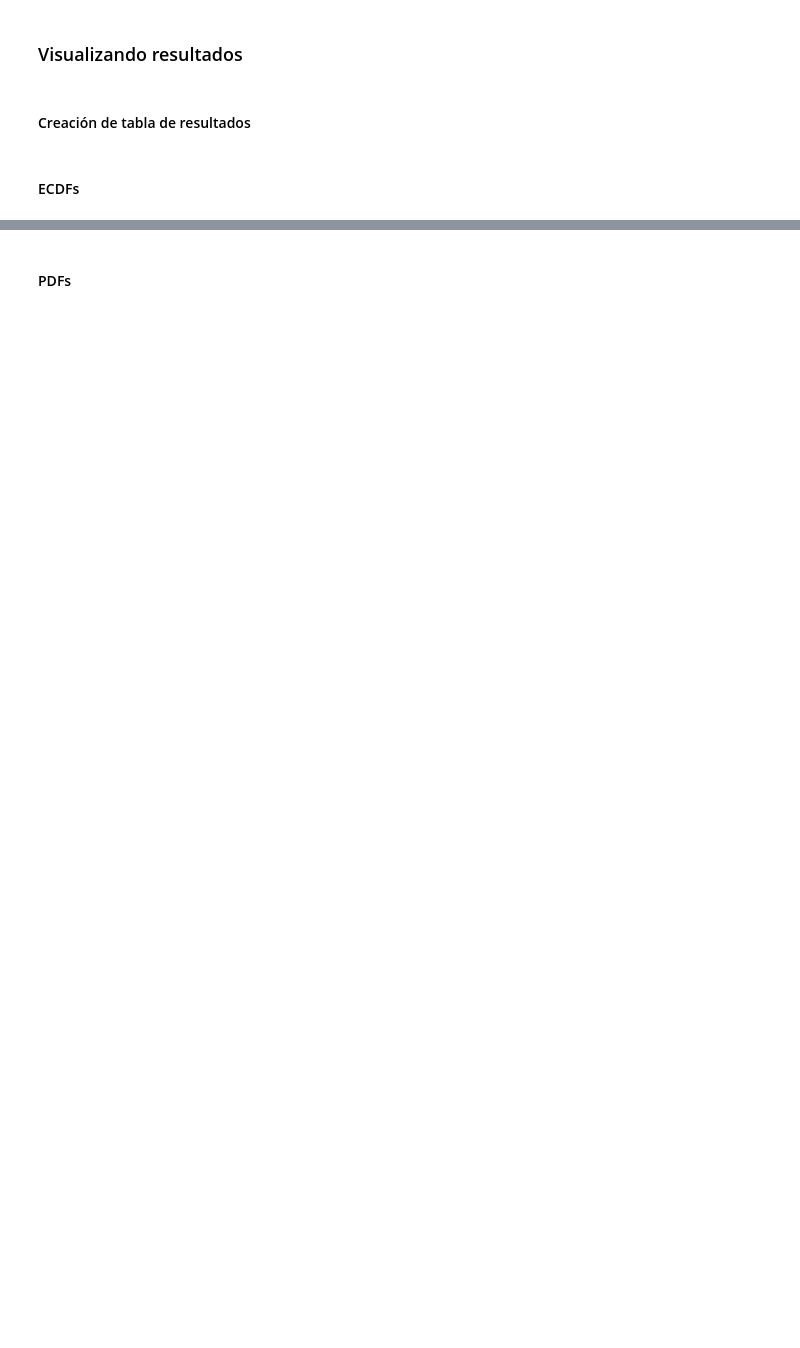
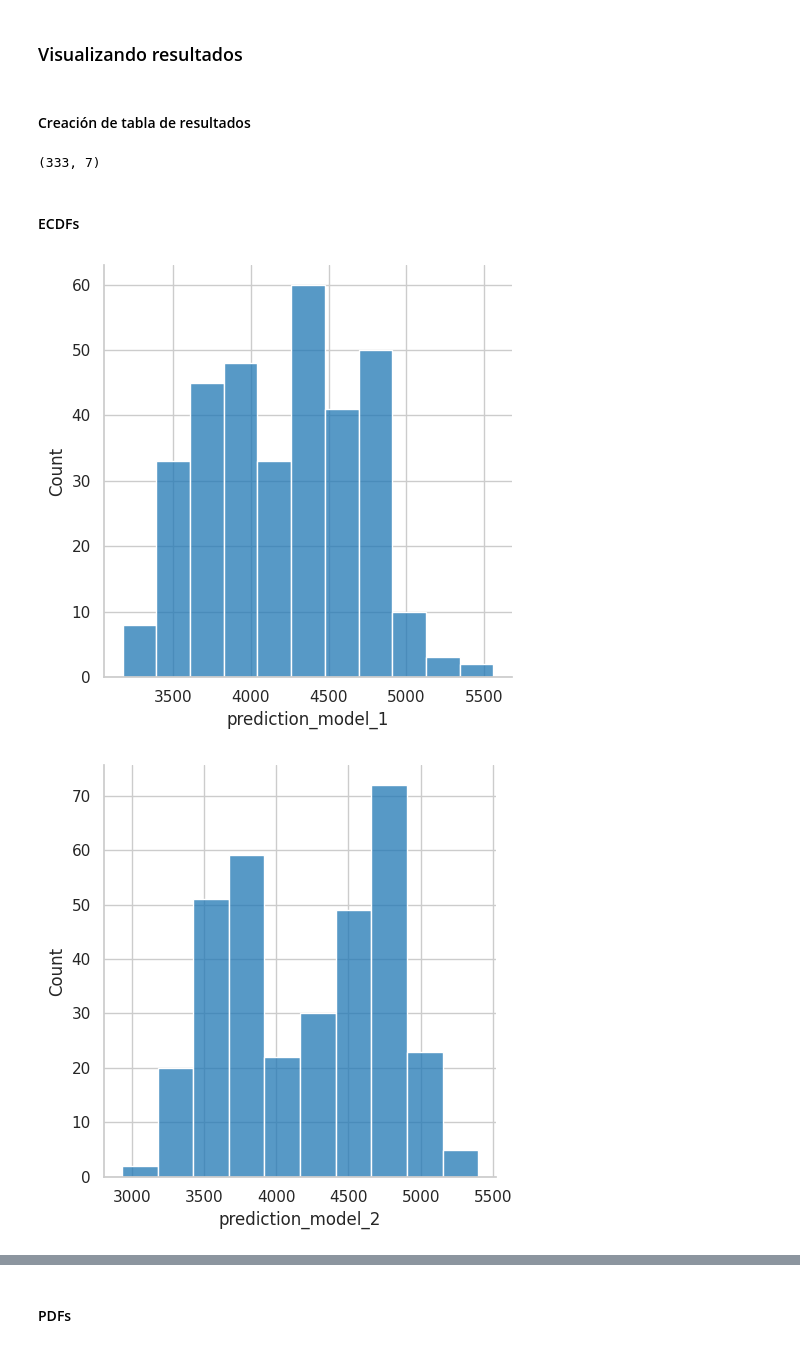
Before and after one commit to dionicio-alberto/Analisis-Explotarorio-De-Datos, a Jupyter notebook: curso.ipynb, the cells around one changed output, grey strips where cells are left out. Drawn from its saved outputs; the diff is of its cells as text; code cells hidden in the pictures; blank space fills up the shorter version.

```diff
--- a/curso.ipynb
+++ b/curso.ipynb
@@ -1063,2 +1155,12 @@ plt.show()
 # %% [markdown]
 #### Modelo 4
+# %%
+model_4 = (
+    smf.ols(
+        formula='body_mass_g ~ bill_length_mm + bill_depth_mm + flipper_length_mm + sex',
+        data=process_penguin
+    )
+    .fit()
+)
+
+model_4.summary()
@@ -1065,2 +1192,12 @@ plt.show()
 # %% [markdown]
 #### Modelo 5
+# %%
+model_5 = (
+    smf.ols(
+        formula='body_mass_g ~ flipper_length_mm + sex',
+        data=process_penguin
+    )
+    .fit()
+)
+
+model_5.summary()
@@ -1068,5 +1228,29 @@ plt.show()
 ### Visualizando resultados
 # %% [markdown]
 #### Creación de tabla de resultados
+# %%
+models_results = pd.DataFrame(
+    dict(
+        actual_value=process_penguin.body_mass_g,
+        prediction_model_1 = model_1.predict(),
+        prediction_model_2 = model_2.predict(),
+        prediction_model_3 = model_3.predict(),
+        prediction_model_4 = model_4.predict(),
+        prediction_model_5 = model_5.predict(),
+        sex=process_penguin.sex
+    )
+)
+# %% [output]
+(333, 7)
 # %% [markdown]
 #### ECDFs
+# %%
+for i in range(5):
+    sns.displot(
+        data=models_results,
+        x=f'prediction_model_{i+1}'
+    )
+    plt.show()
+# %% [output]
+[figure, added]
+[figure, added]
```
Also changed, not shown: parts of 23 cells of this notebook.
